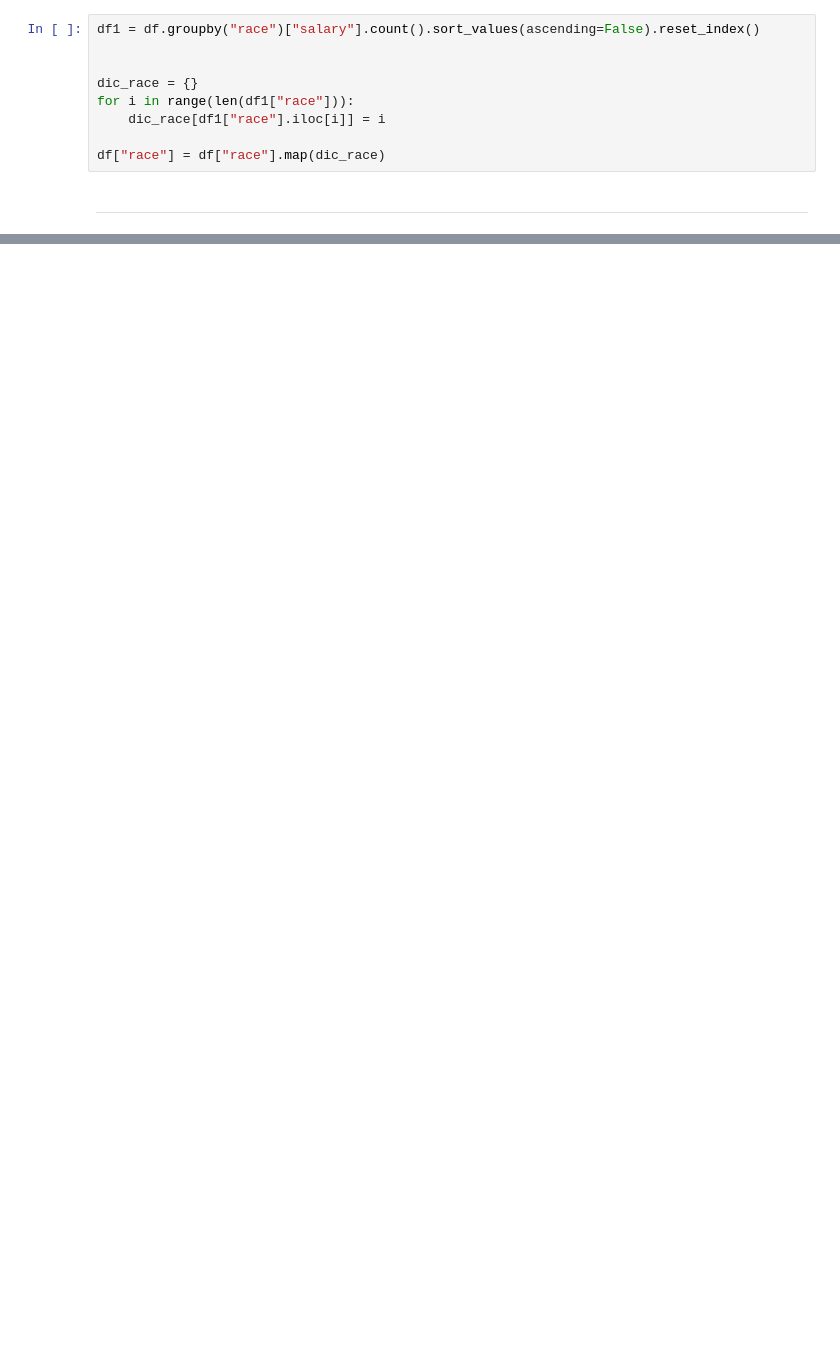
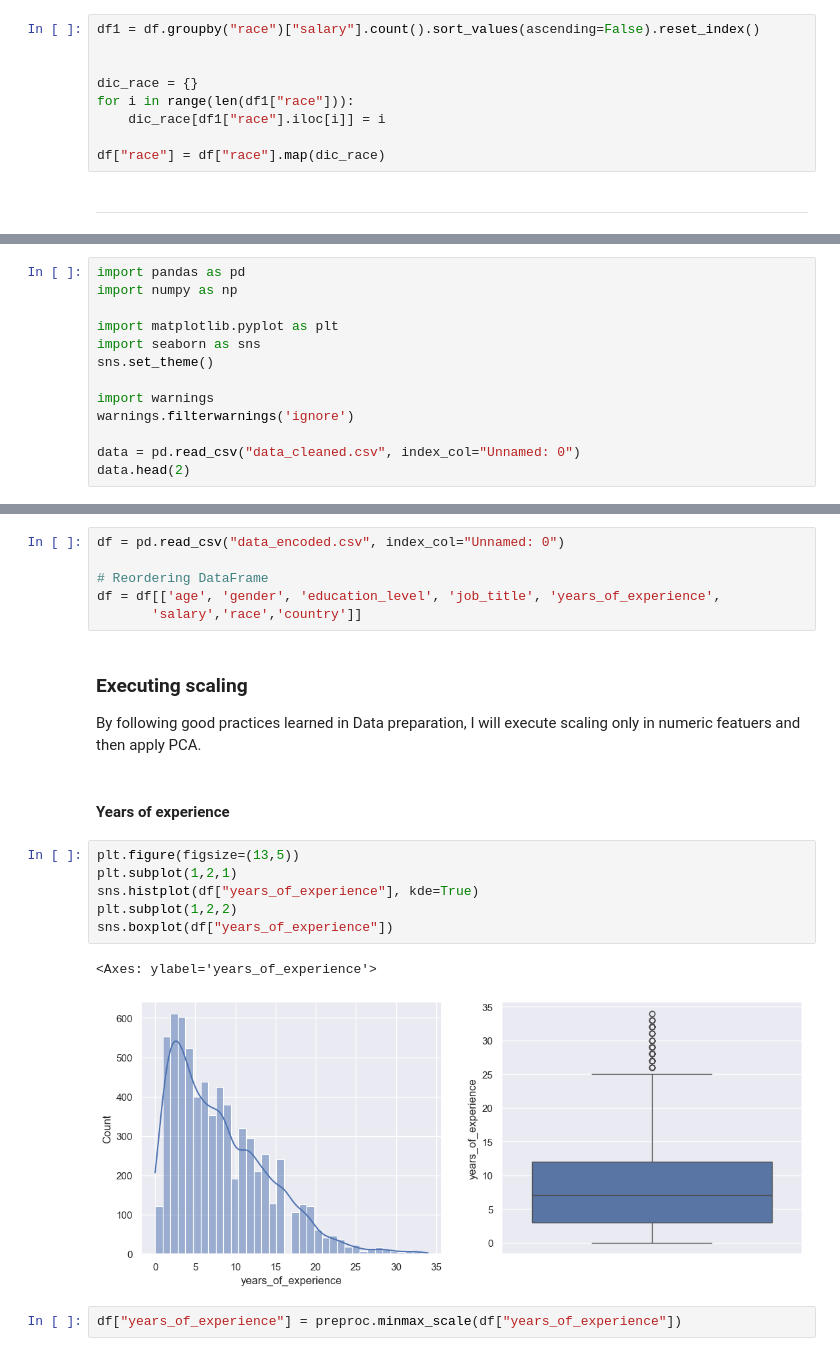
Before and after one commit to sba25074-cell/CA1_MachineLearning_SBA25074, a Jupyter notebook: CA1_MachineLearning_LeonardoTarulli.ipynb, the cells around one changed output, grey strips where cells are left out. Drawn from its saved outputs; the diff is of its cells as text; blank space fills up the shorter version.

```diff
--- a/CA1_MachineLearning_LeonardoTarulli.ipynb
+++ b/CA1_MachineLearning_LeonardoTarulli.ipynb
@@ -241,0 +239,13 @@ df
+# %%
+import pandas as pd
+import numpy as np
+
+import matplotlib.pyplot as plt
+import seaborn as sns
+sns.set_theme()
+
+import warnings
+warnings.filterwarnings('ignore')
+
+data = pd.read_csv("data_cleaned.csv", index_col="Unnamed: 0")
+data.head(2)
@@ -241,0 +277,23 @@ df
+# %%
+df = pd.read_csv("data_encoded.csv", index_col="Unnamed: 0")
+
+# Reordering DataFrame
+df = df[['age', 'gender', 'education_level', 'job_title', 'years_of_experience',
+       'salary','race','country']]
+# %% [markdown]
+### Executing scaling
+
+By following good practices learned in Data preparation, I will execute scaling only in numeric featuers and then apply PCA.
+# %% [markdown]
+#### Years of experience
+# %%
+plt.figure(figsize=(13,5))
+plt.subplot(1,2,1)
+sns.histplot(df["years_of_experience"], kde=True)
+plt.subplot(1,2,2)
+sns.boxplot(df["years_of_experience"])
+# %% [output]
+<Axes: ylabel='years_of_experience'>
+[figure, added]
+# %%
+df["years_of_experience"] = preproc.minmax_scale(df["years_of_experience"])
```
Also changed, not shown: parts of 56 cells of this notebook, 4 other files.
